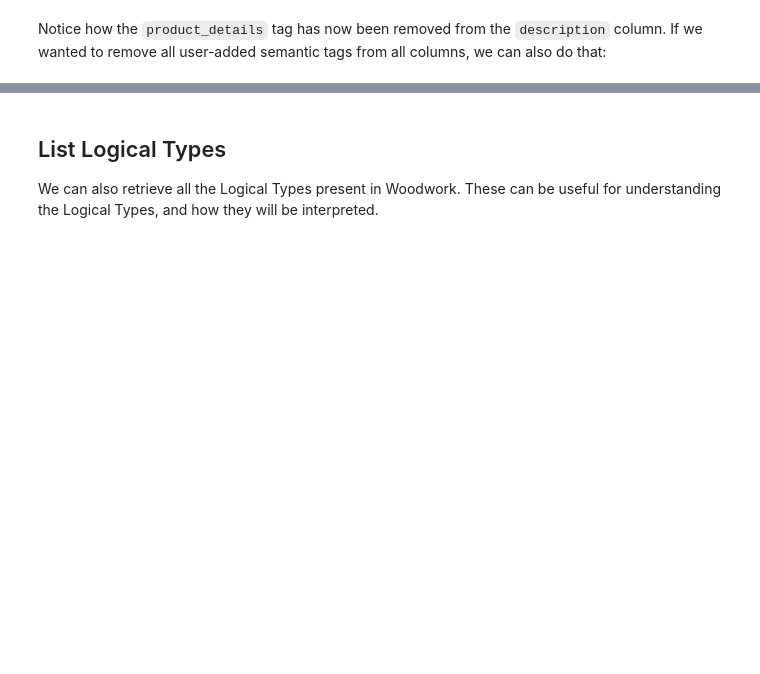
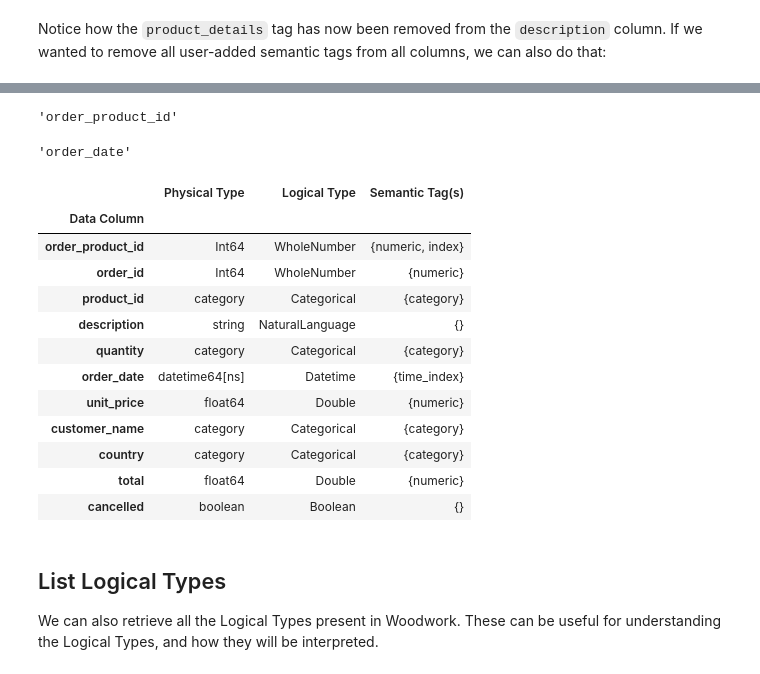
Before and after one commit to alteryx/woodwork, a Jupyter notebook: docs/source/start.ipynb, the cells around one changed output, grey strips where cells are left out. Drawn from its saved outputs; the diff is of its cells as text; code cells hidden in the pictures; blank space fills up the shorter version.

Commit message:
Add set_index and set_time_index section to start notebook

```diff
--- a/docs/source/start.ipynb
+++ b/docs/source/start.ipynb
@@ -89,3 +245,29 @@ dt.types
+# %%
+dt.set_index('order_product_id')
+dt.index
+# %% [output]
+'order_product_id'
+# %%
+dt.set_time_index('order_date')
+dt.time_index
+# %% [output]
+'order_date'
+# %%
+dt.types
+# %% [output]
+|  | Physical Type | Logical Type | Semantic Tag(s) |
+| Data Column |  |  |  |
+| order_product_id | Int64 | WholeNumber | {numeric, index} |
+| order_id | Int64 | WholeNumber | {numeric} |
+| product_id | category | Categorical | {category} |
+| description | string | NaturalLanguage | {} |
+| quantity | category | Categorical | {category} |
+| order_date | datetime64[ns] | Datetime | {time_index} |
+| unit_price | float64 | Double | {numeric} |
+| customer_name | category | Categorical | {category} |
+| country | category | Categorical | {category} |
+| total | float64 | Double | {numeric} |
+| cancelled | boolean | Boolean | {} |
 # %% [markdown]
 ## List Logical Types
 We can also retrieve all the Logical Types present in Woodwork. These can be useful for understanding the Logical Types, and how they will be interpreted.
```
Also changed, not shown: parts of 16 cells of this notebook.
